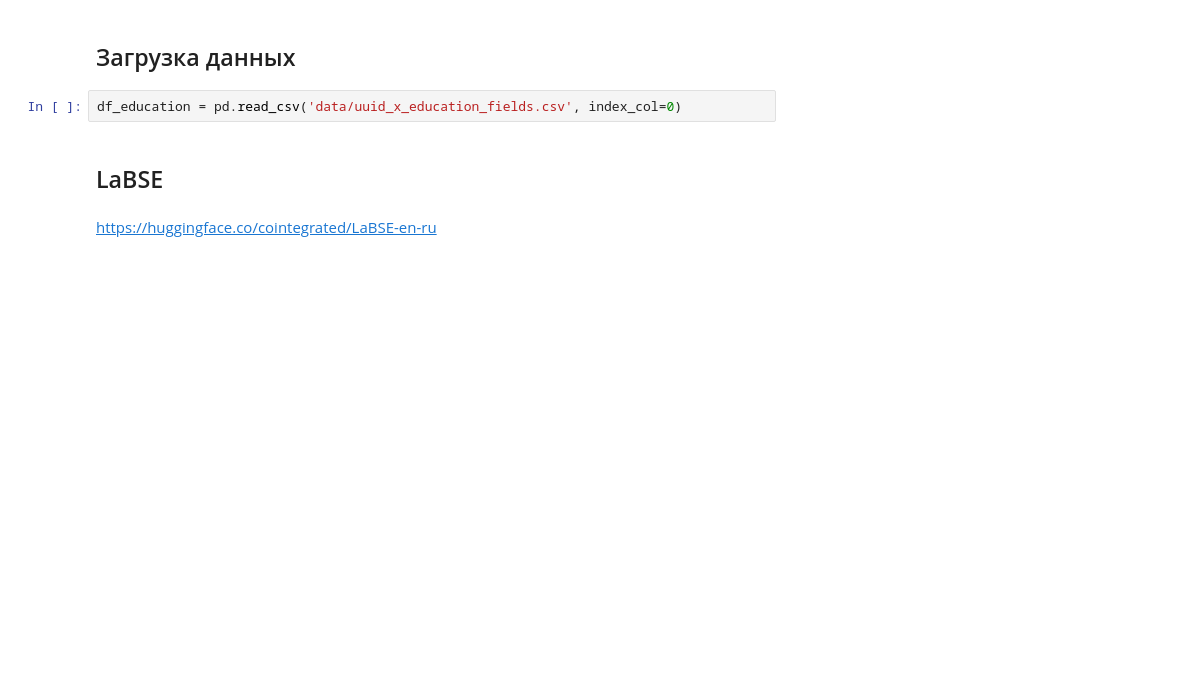
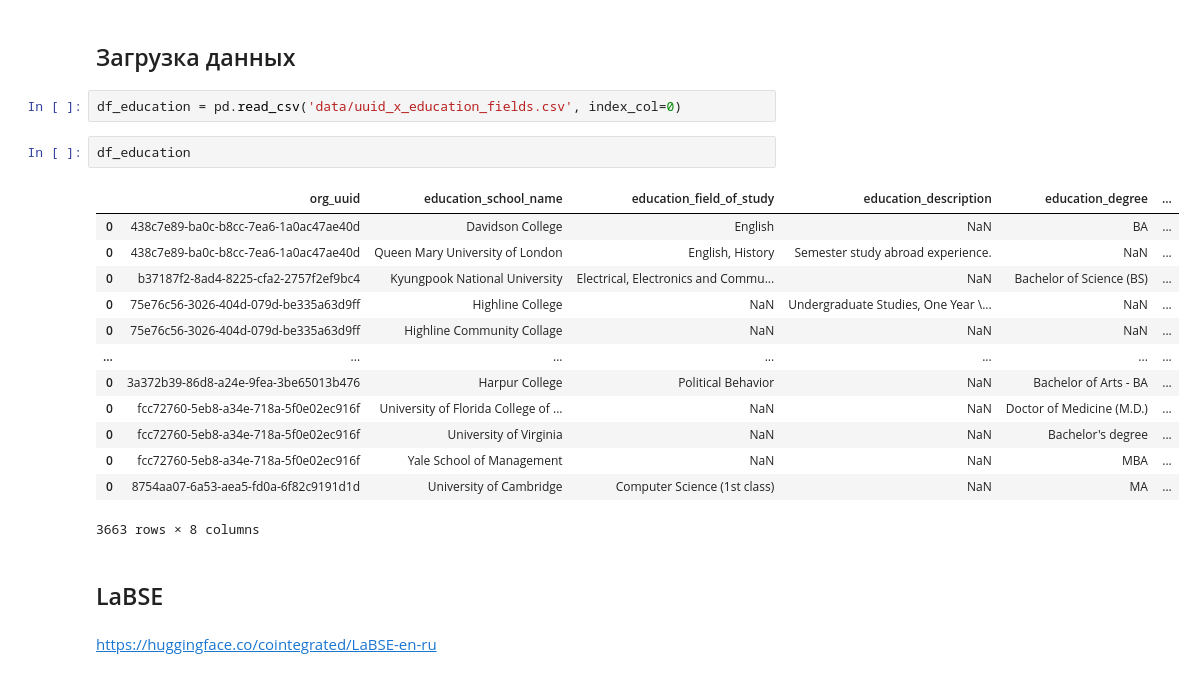
Before and after one commit to Intelligent-Systems-Phystech/2022-Project-vc, a Jupyter notebook: code/data-create_embeddings.ipynb, the cells around one changed output. Drawn from its saved outputs; the diff is of its cells as text; blank space fills up the shorter version.

```diff
--- a/code/data-create_embeddings.ipynb
+++ b/code/data-create_embeddings.ipynb
@@ -20,6 +20,22 @@ print(datetime.datetime.now())
 ## Загрузка данных
 # %%
 df_education = pd.read_csv('data/uuid_x_education_fields.csv', index_col=0)
+# %%
+df_education
+# %% [output]
+|  | org_uuid | education_school_name | education_field_of_study | education_description | education_degree | ... |
+| 0 | 438c7e89-ba0c-b8cc-7ea6-1a0ac47ae40d | Davidson College | English | NaN | BA | ... |
+| 0 | 438c7e89-ba0c-b8cc-7ea6-1a0ac47ae40d | Queen Mary University of London | English, History | Semester study abroad experience. | NaN | ... |
+| 0 | b37187f2-8ad4-8225-cfa2-2757f2ef9bc4 | Kyungpook National University | Electrical, Electronics and Commu... | NaN | Bachelor of Science (BS) | ... |
+| 0 | 75e76c56-3026-404d-079d-be335a63d9ff | Highline College | NaN | Undergraduate Studies, One Year \... | NaN | ... |
+| 0 | 75e76c56-3026-404d-079d-be335a63d9ff | Highline Community Collage | NaN | NaN | NaN | ... |
+| ... | ... | ... | ... | ... | ... | ... |
+| 0 | 3a372b39-86d8-a24e-9fea-3be65013b476 | Harpur College | Political Behavior | NaN | Bachelor of Arts - BA | ... |
+| 0 | fcc72760-5eb8-a34e-718a-5f0e02ec916f | University of Florida College of ... | NaN | NaN | Doctor of Medicine (M.D.) | ... |
+| 0 | fcc72760-5eb8-a34e-718a-5f0e02ec916f | University of Virginia | NaN | NaN | Bachelor's degree | ... |
+| 0 | fcc72760-5eb8-a34e-718a-5f0e02ec916f | Yale School of Management | NaN | NaN | MBA | ... |
+| 0 | 8754aa07-6a53-aea5-fd0a-6f82c9191d1d | University of Cambridge | Computer Science (1st class) | NaN | MA | ... |
+3663 rows × 8 columns
 # %% [markdown]
 ## LaBSE
 # %% [markdown]
```
Also changed, not shown: parts of 5 cells of this notebook, 3 other files.
